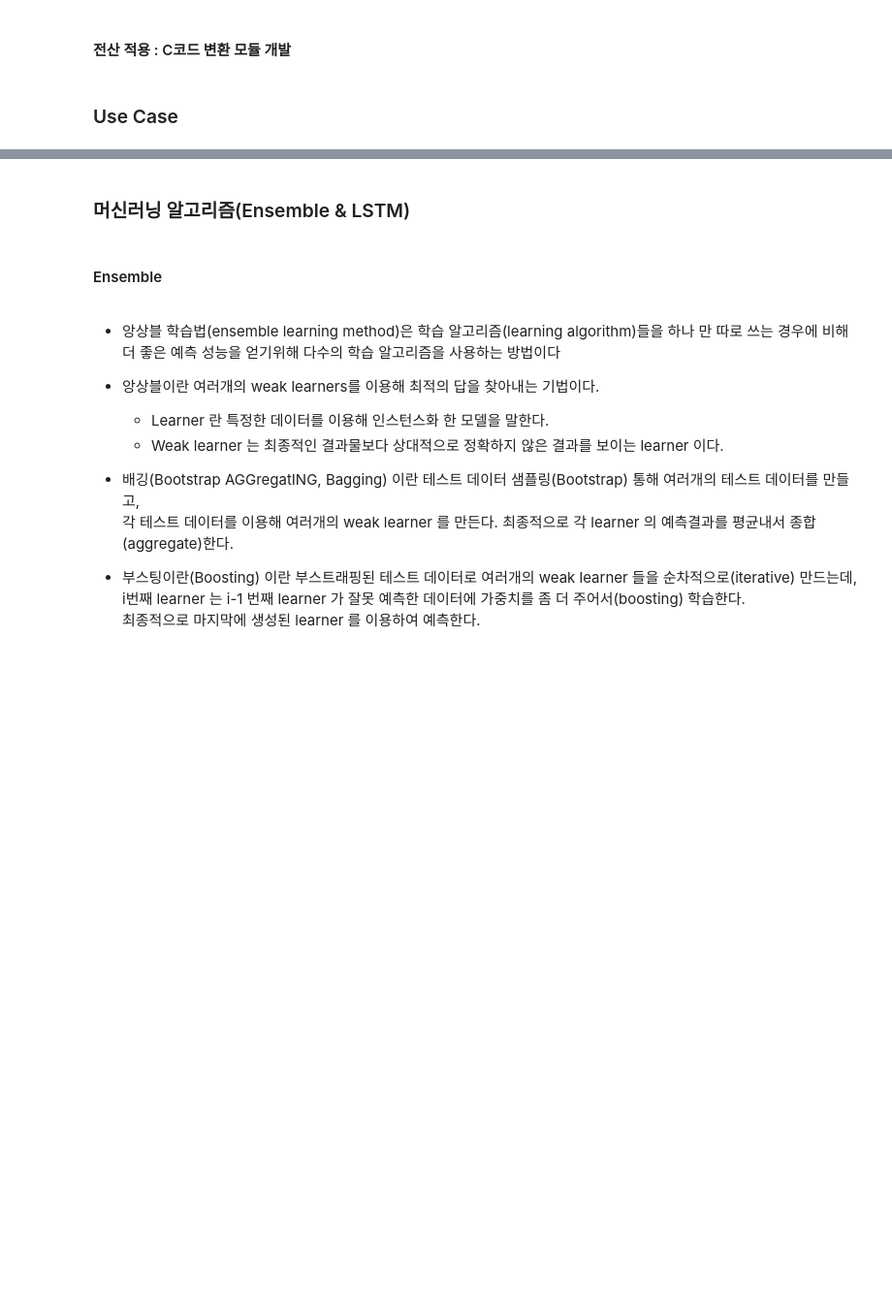
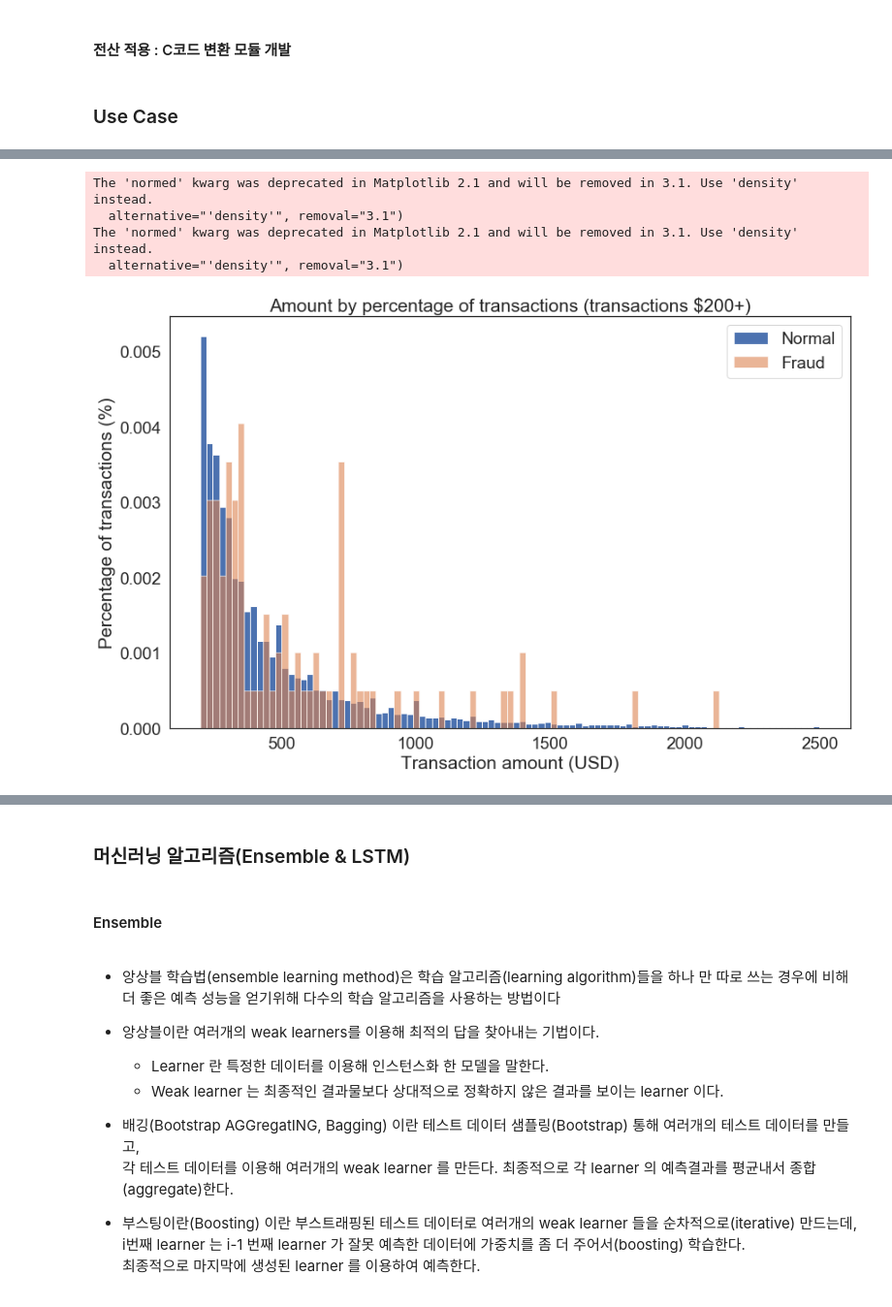
Before and after one commit to sungalex/nlp, a Jupyter notebook: lecture26-특강-금융_모델링_Use_Case-Fraud_Detection.ipynb, the cells around one changed output, grey strips where cells are left out. Shown: that part at 97% size. Drawn from its saved outputs; the diff is of its cells as text; code cells hidden in the pictures; blank space fills up the shorter version.

```diff
--- a/lecture26-특강-금융_모델링_Use_Case-Fraud_Detection.ipynb
+++ b/lecture26-특강-금융_모델링_Use_Case-Fraud_Detection.ipynb
@@ -61,0 +130,3 @@
+# %%
+normal_df = df[df.Class == 0] #save normal_df observations into a separate df
+fraud_df = df[df.Class == 1] #do the same for frauds
@@ -61,0 +157,16 @@
+# %%
+#plot of high value transactions
+bins = np.linspace(200, 2500, 100)
+plt.hist(normal_df.Amount, bins, alpha=1, normed=True, label='Normal')
+plt.hist(fraud_df.Amount, bins, alpha=0.6, normed=True, label='Fraud')
+plt.legend(loc='upper right')
+plt.title("Amount by percentage of transactions (transactions \$200+)")
+plt.xlabel("Transaction amount (USD)")
+plt.ylabel("Percentage of transactions (%)");
+plt.show()
+# %% [output]
+The 'normed' kwarg was deprecated in Matplotlib 2.1 and will be removed in 3.1. Use 'density' instead.
+  alternative="'density'", removal="3.1")
+The 'normed' kwarg was deprecated in Matplotlib 2.1 and will be removed in 3.1. Use 'density' instead.
+  alternative="'density'", removal="3.1")
+[figure, added]
```
Also changed, not shown: parts of 31 cells of this notebook.
